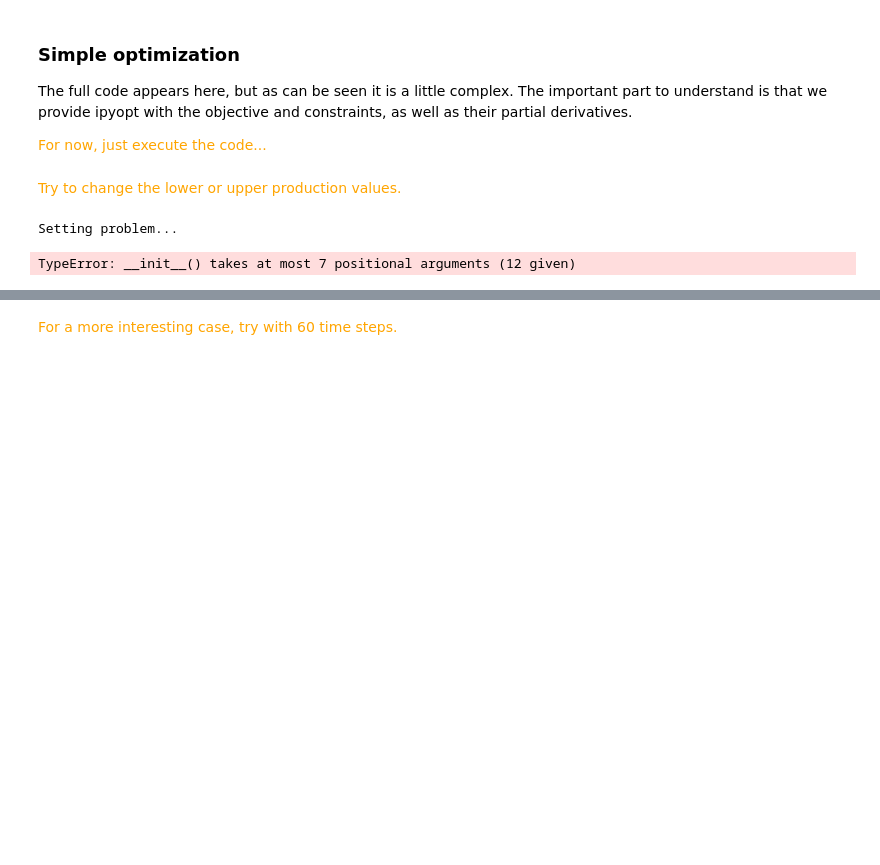
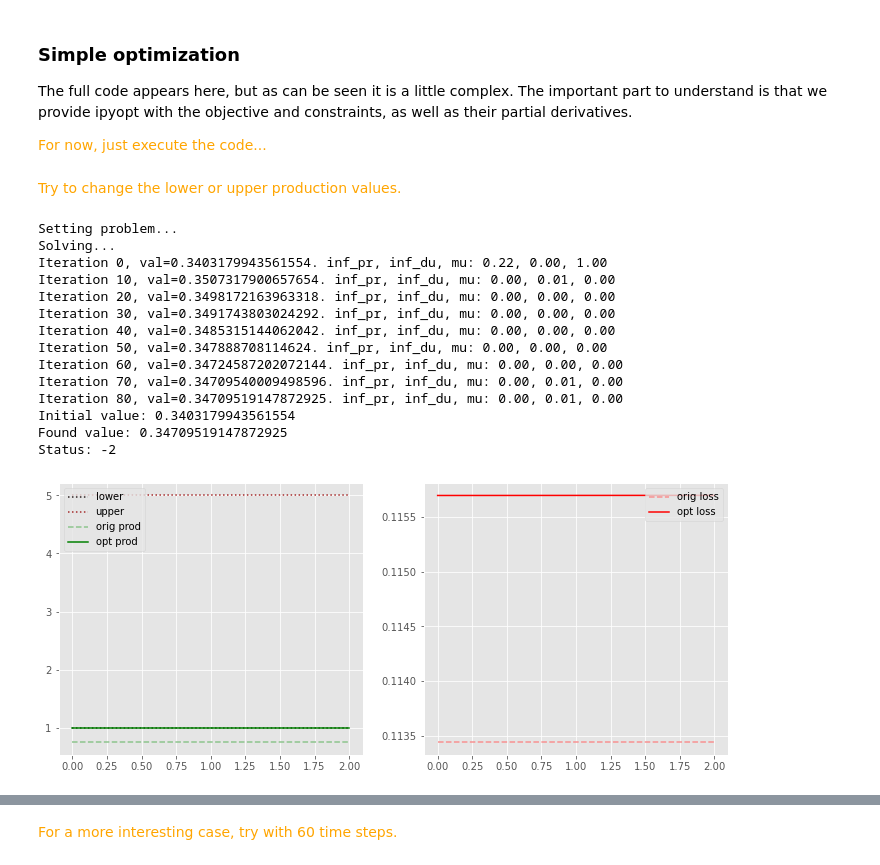
Before and after one commit to sintefmath/Digitalakademi, a Jupyter notebook: Details of Machine Learning and Optimisation/hands on/ML_opt.ipynb, the cells around one changed output, grey strips where cells are left out. Drawn from its saved outputs; the diff is of its cells as text; code cells hidden in the pictures; blank space fills up the shorter version.

```diff
--- a/Details of Machine Learning and Optimisation/hands on/ML_opt.ipynb
+++ b/Details of Machine Learning and Optimisation/hands on/ML_opt.ipynb
@@ -358,14 +394,58 @@ def optimize_model(model, x0, prod_lower, prod_upper):
+# %%
+def optimize_model(obj, x0):
+
+    orig_obj = obj.objective(x0.flatten())
+
+    print('Setting problem...')
+
+    nlp = cyipopt.Problem(
+                n = obj.num_vars,
+                m = obj.num_cons,
+                problem_obj = obj,
+                lb = obj.lower_bound,
+                ub = obj.upper_bound,
+                cl = obj.lower_cons,
+                cu = obj.upper_cons,
+    )
+
+    print('Solving...')
+
+    x, info = nlp.solve(x0.flatten())
+
+    print(f'Initial value: {orig_obj}')
+    print(f'Found value: {info["obj_val"]}')
+    print(f'Status: {info["status"]}')
+
+    #Reconstruct x with correct columns
+    return x.reshape(obj.rows, obj.free_cols)
 # %% [markdown]
 <span style="color:orange"> Try to change the lower or upper production values. </span>
 # %%
 # Let's try with only three time steps first
-init = X_test_scaled.values[:3,:]
-l_prod = 1.0
-u_prod = 5.0
-found = optimize_model(model, init, l_prod, u_prod)
-fig, ax = plt.subplots(1,1)
-plot_results(ax, [l_prod] * init.shape[0], [u_prod] * init.shape[0], init, found, model)
+tf.logging.set_verbosity(tf.logging.ERROR) #TODO remove this
+
+rows = 3
+init = initial_values[:rows,:]
+
+obj = SimpleProblem(rows, model, fixed_heights, basic_callback, 1.0, 5.0)
+found = optimize_model(obj, init)
+
+fig, ax = plt.subplots(1,2, figsize=(12,5))
+plot_results(ax, init, found, obj)
 # %% [output]
 Setting problem...
+Solving...
+Iteration 0, val=0.3403179943561554. inf_pr, inf_du, mu: 0.22, 0.00, 1.00
+Iteration 10, val=0.3507317900657654. inf_pr, inf_du, mu: 0.00, 0.01, 0.00
+Iteration 20, val=0.3498172163963318. inf_pr, inf_du, mu: 0.00, 0.00, 0.00
+Iteration 30, val=0.3491743803024292. inf_pr, inf_du, mu: 0.00, 0.00, 0.00
+Iteration 40, val=0.3485315144062042. inf_pr, inf_du, mu: 0.00, 0.00, 0.00
+Iteration 50, val=0.347888708114624. inf_pr, inf_du, mu: 0.00, 0.00, 0.00
+Iteration 60, val=0.34724587202072144. inf_pr, inf_du, mu: 0.00, 0.00, 0.00
+Iteration 70, val=0.34709540009498596. inf_pr, inf_du, mu: 0.00, 0.01, 0.00
+Iteration 80, val=0.34709519147872925. inf_pr, inf_du, mu: 0.00, 0.01, 0.00
+Initial value: 0.3403179943561554
+Found value: 0.34709519147872925
+Status: -2
-TypeError: __init__() takes at most 7 positional arguments (12 given)
+[figure, added]
 # %%
```
Also changed, not shown: parts of 27 cells of this notebook.
